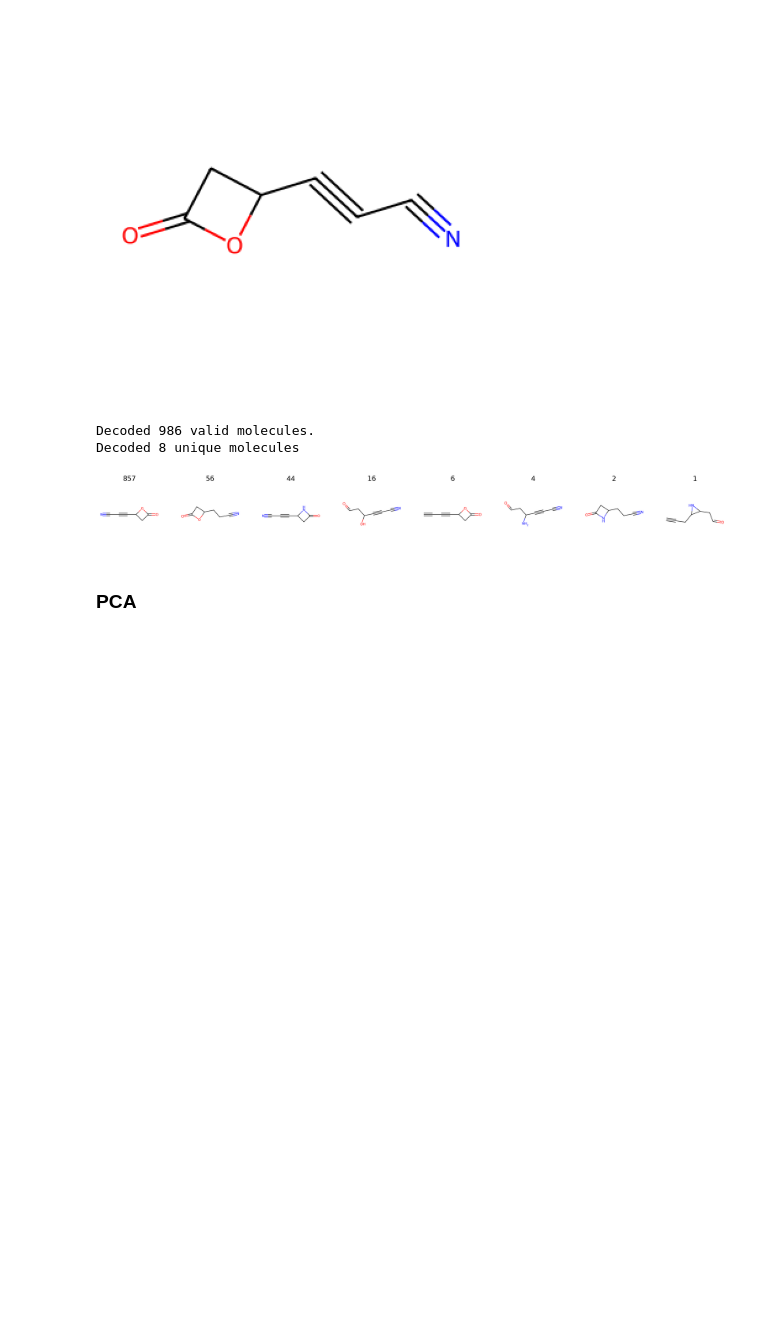
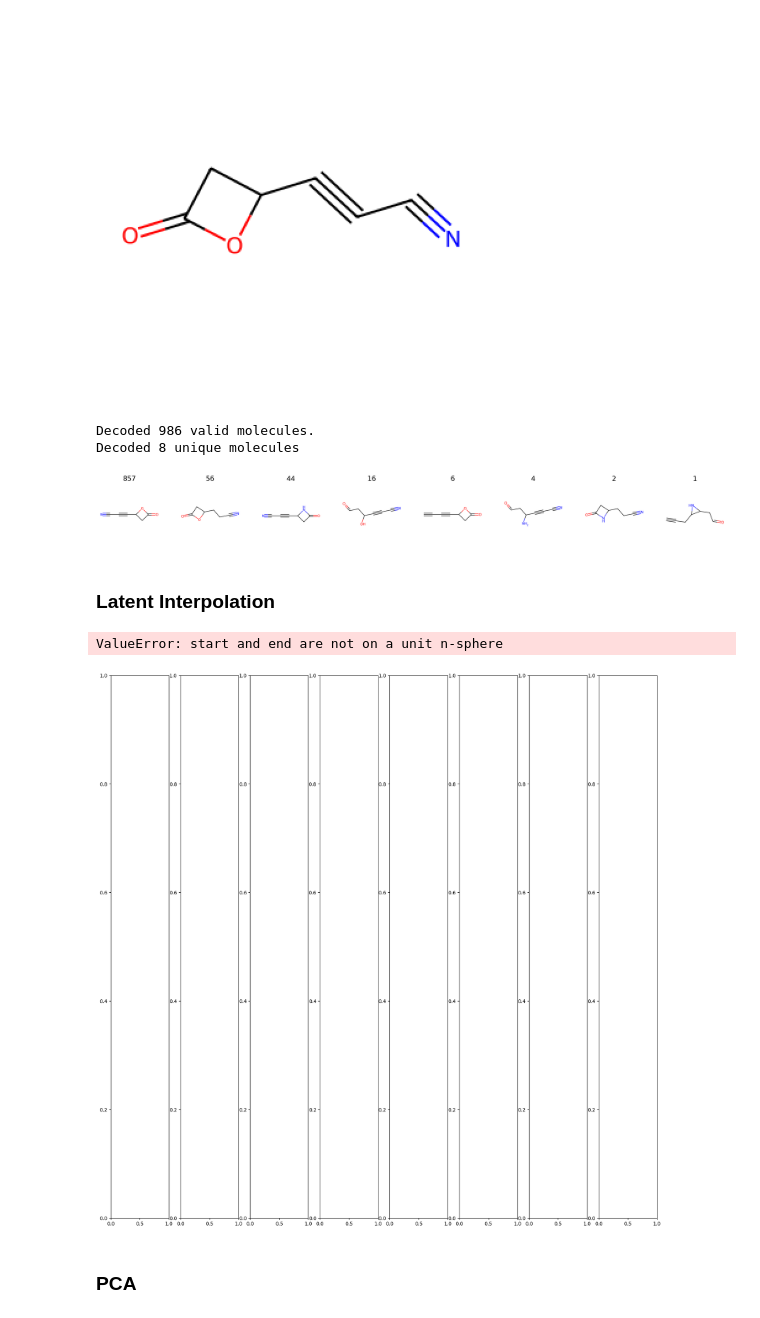
Before and after one commit to pkmtum/Molecular_Generative_Modeling, a Jupyter notebook: source/graph_vae.ipynb, the cells around one changed output. Cells and saved outputs as stored; diff of their text form; code cells hidden in the pictures; blank space fills up the shorter version.

```diff
--- a/source/graph_vae.ipynb
+++ b/source/graph_vae.ipynb
@@ -241,6 +238,86 @@ for j in range(i + 1, len(axes)):
 plt.show()
 # %% [output]
 [figure]
+# %% [markdown]
+### Latent Interpolation
+# %%
+import random
+from scipy.spatial import geometric_slerp
+
+
+def slerp(z_0, z_1, fraction):
+    sphere_center = 0.5 * z_0 + 0.5 * z_1
+
+    start_mol_z = z_0 - sphere_center
+    end_mol_z = z_1 - sphere_center
+
+    norm_scale = np.linalg.norm(start_mol_z)
+    assert np.linalg.norm(start_mol_z) - np.linalg.norm(end_mol_z) < 0.0001
+
+    start_mol_z /= norm_scale
+    end_mol_z /= norm_scale
+
+    assert np.linalg.norm(start_mol_z) - 1 < 0.000001
+    assert np.linalg.norm(end_mol_z) - 1 < 0.000001
+
+    z_slerped = geometric_slerp(start_mol_z, end_mol_z, fraction)
+    z_slerped = z_slerped * norm_scale + sphere_center
+
+    return z_slerped
+
+
+val_loader = dataloaders["val"]
+
+start_index = random.randint(0, 255)
+end_index = random.randint(0, 255)
+
+with torch.no_grad():
+
+    val_batch = next(iter(val_loader))
+
+    # TODO: encode 100 times and decode stochastically
+    z = graph_vae_model.encode(val_batch)
+
+    z_start = z[start_index].unsqueeze(0)
+    z_end = z[end_index].unsqueeze(0)
+
+
+    num_steps = 8
+    cols = num_steps
+    rows = 1
+    fig, axs = plt.subplots(rows, cols, figsize=(20, 20))  # Adjust figsize to suit your needs
+    axs = axs.flatten()  # Flatten the array of axes to make them easier to index
+
+    for i in range(num_steps):
+        f = i / (num_steps - 1)
+        #z_interpolated = (1 - f) * z_start + f * z_end
+        z_interpolated = slerp(z_start[0].cpu(), z_end[0].cpu(), f)
+
+        recon = graph_vae_model.decode(z_interpolated)
+
+        x = (recon[0], recon[1], recon[2])
+        graph = graph_vae_model.output_to_graph(x=x, stochastic=False)
+
+        is_valid = True
+        if not nx.is_connected(pyg_utils.to_networkx(graph, to_undirected=True)):
+            is_valid = False
+
+        try:
+            mol = graph_to_mol(data=graph, includes_h=include_hydrogen, validate=True)
+        except:
+            is_valid = False
+
+        mol_img = mol_to_image_tensor(mol=mol).transpose(1, 3).transpose(1, 2)
+        axs[i].imshow(mol_img[0])
+        title = "Valid" if is_valid else "Invalid"
+        axs[i].set_title(title)
+        axs[i].axis("off")
+
+plt.tight_layout()
+plt.show()
+# %% [output]
+ValueError: start and end are not on a unit n-sphere
+[figure, added]
 # %% [markdown]
 ### PCA
 # %%
```
Also changed, not shown: parts of 4 cells of this notebook, 1 other file.
